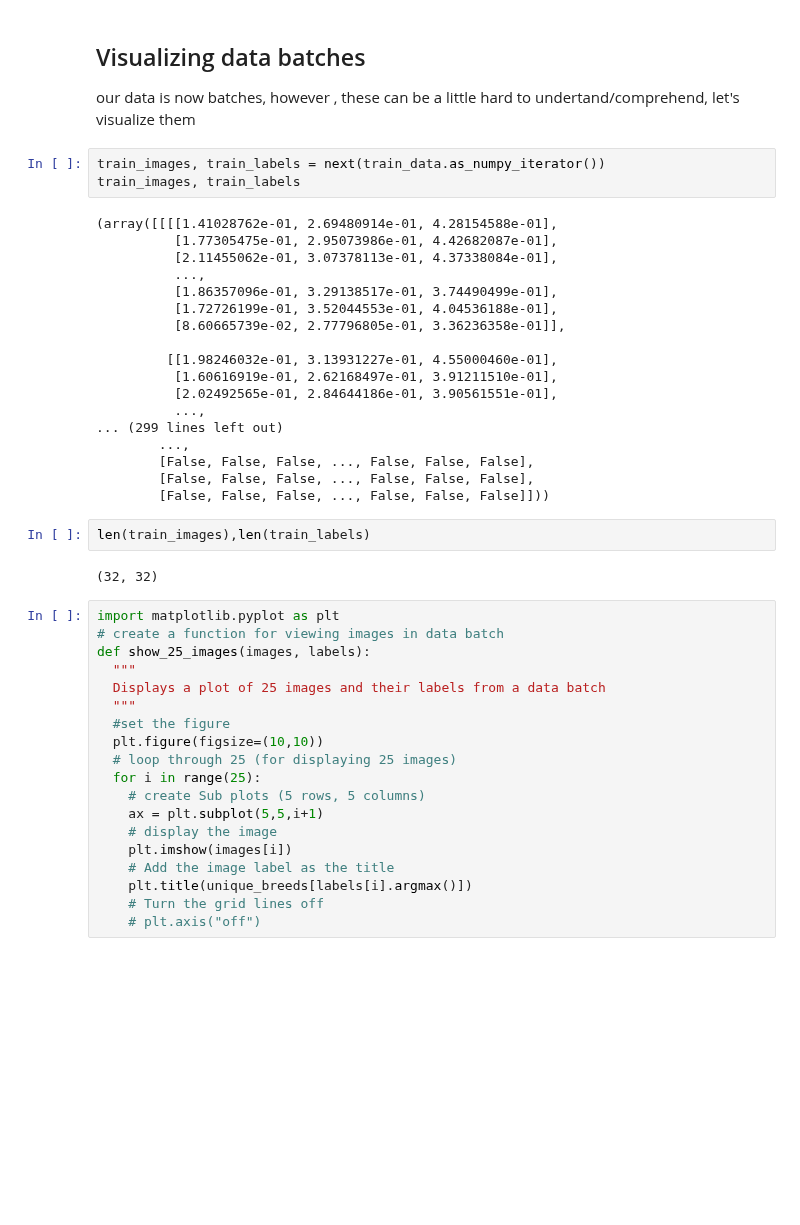
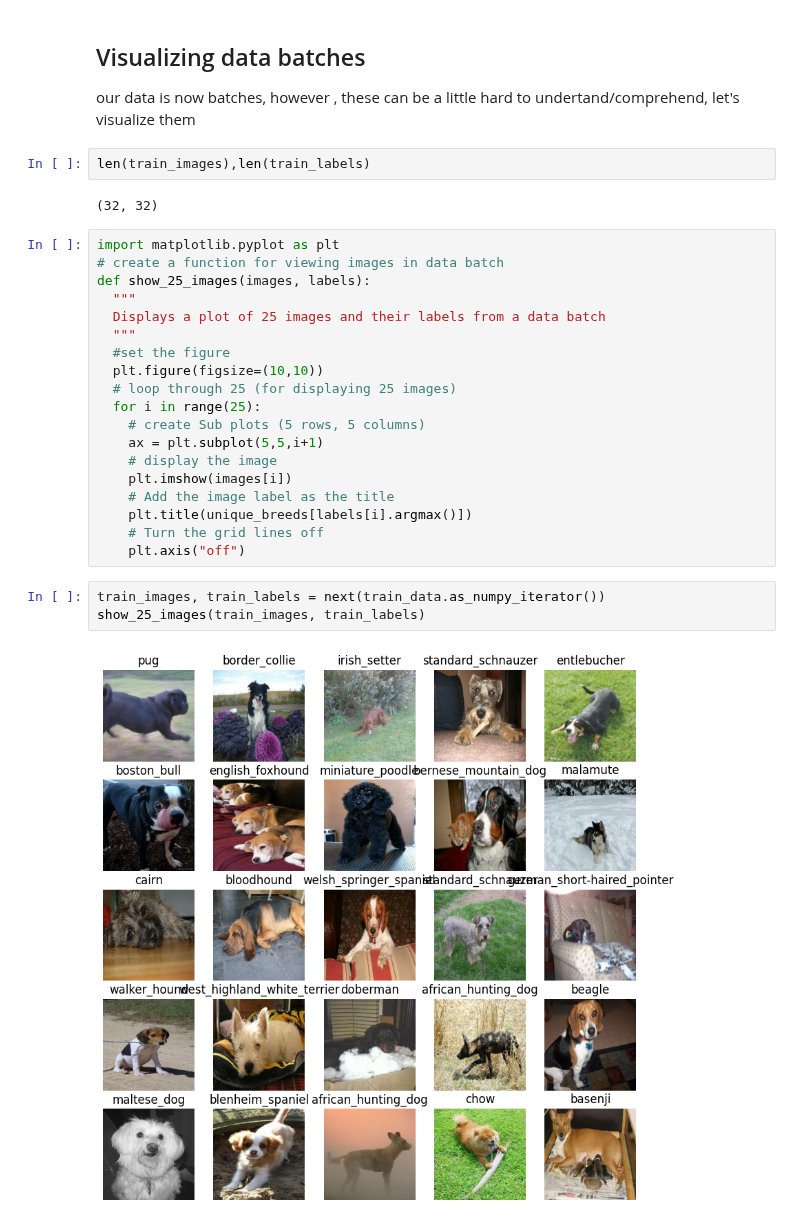
Before and after one commit to aswinclimber/Dog_bread_classification_using_CNN, a Jupyter notebook: dog_vision.ipynb, the cells around one changed output. Drawn from its saved outputs; the diff is of its cells as text; blank space fills up the shorter version.

```diff
--- a/dog_vision.ipynb
+++ b/dog_vision.ipynb
@@ -402,27 +409,6 @@ train_data.element_spec, valid_data.element_spec
 # %% [markdown]
 ## Visualizing data batches
 our data is now batches, however , these can be a little hard to undertand/comprehend, let's visualize them
-# %%
-train_images, train_labels = next(train_data.as_numpy_iterator())
-train_images, train_labels
-# %% [output]
-(array([[[[1.41028762e-01, 2.69480914e-01, 4.28154588e-01],
-          [1.77305475e-01, 2.95073986e-01, 4.42682087e-01],
-          [2.11455062e-01, 3.07378113e-01, 4.37338084e-01],
-          ...,
-          [1.86357096e-01, 3.29138517e-01, 3.74490499e-01],
-          [1.72726199e-01, 3.52044553e-01, 4.04536188e-01],
-          [8.60665739e-02, 2.77796805e-01, 3.36236358e-01]],
-
-         [[1.98246032e-01, 3.13931227e-01, 4.55000460e-01],
-          [1.60616919e-01, 2.62168497e-01, 3.91211510e-01],
-          [2.02492565e-01, 2.84644186e-01, 3.90561551e-01],
-          ...,
-... (299 lines left out)
-        ...,
-        [False, False, False, ..., False, False, False],
-        [False, False, False, ..., False, False, False],
-        [False, False, False, ..., False, False, False]]))
 # %%
 len(train_images),len(train_labels)
 # %% [output]
@@ -445,4 +431,9 @@ def show_25_images(images, labels):
     # Add the image label as the title
     plt.title(unique_breeds[labels[i].argmax()])
     # Turn the grid lines off
-    # plt.axis("off")
+    plt.axis("off")
+# %%
+train_images, train_labels = next(train_data.as_numpy_iterator())
+show_25_images(train_images, train_labels)
+# %% [output]
+[figure, added]
```
Also changed, not shown: parts of 6 cells of this notebook.
